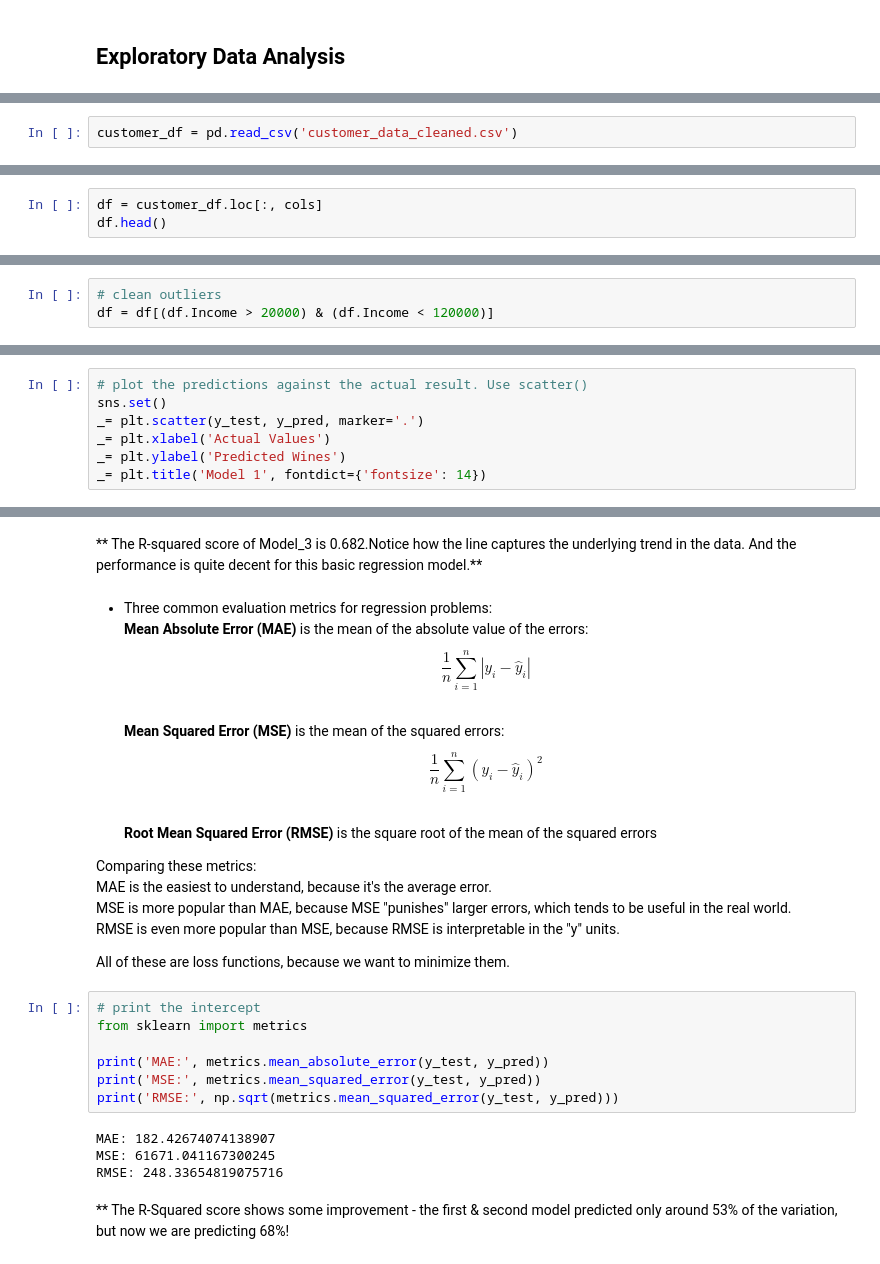
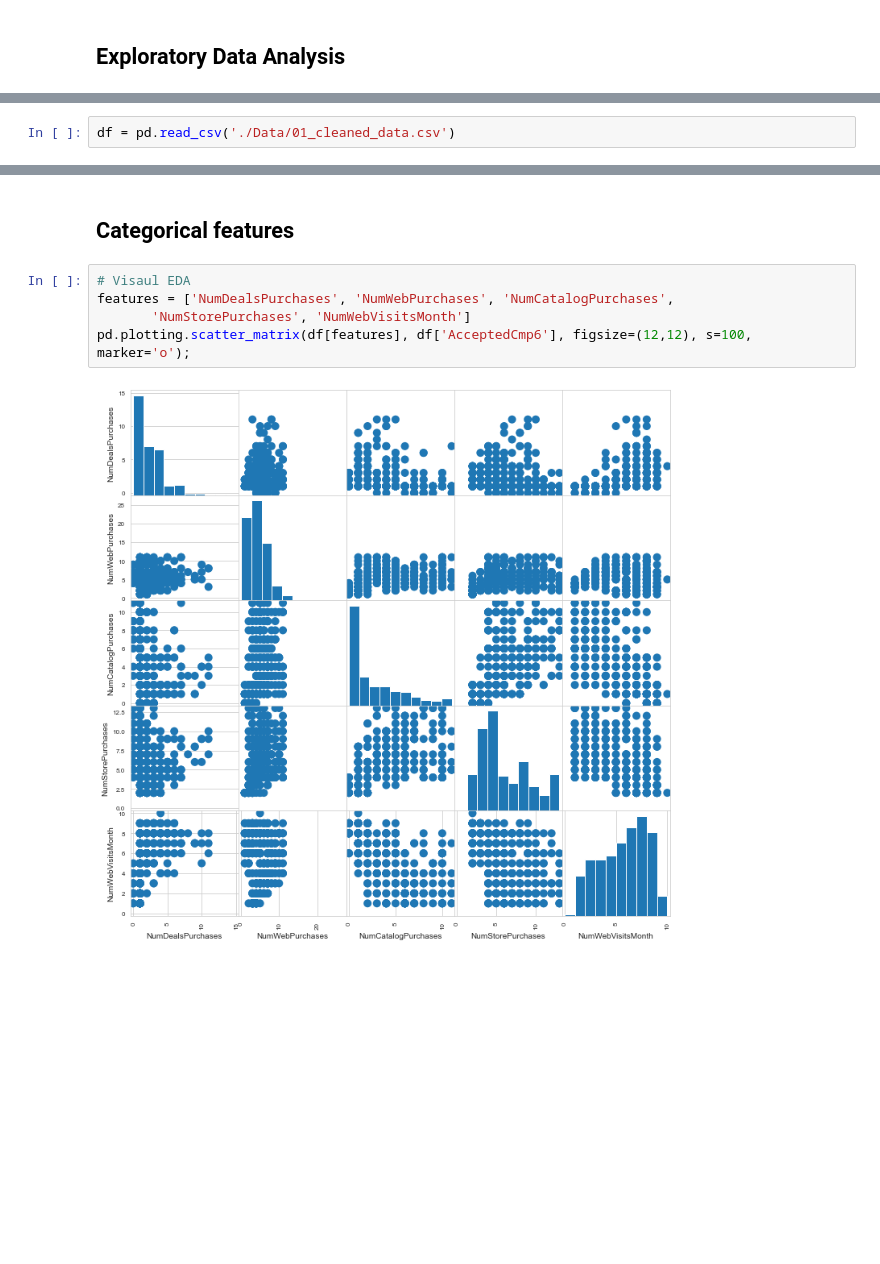
Before and after one commit to livia360/Capstone_project, a Jupyter notebook: 02_Exploratory_Data_Analysis.ipynb, the cells around one changed output, grey strips where cells are left out. Cells and saved outputs as stored; diff of their text form; blank space fills up the shorter version.

```diff
--- a/02_Exploratory_Data_Analysis.ipynb
+++ b/02_Exploratory_Data_Analysis.ipynb
@@ -27,2 +27,2 @@ sns.set()
 # %%
-customer_df = pd.read_csv('customer_data_cleaned.csv')
+df = pd.read_csv('./Data/01_cleaned_data.csv')
@@ -157,3 +58,0 @@ cols= ['Income', 'Wines', 'Fruits', 'Meat', 'Fish', 'Sweets', 'Gold',
-# %%
-df = customer_df.loc[:, cols]
-df.head()
@@ -207,3 +58,0 @@ sns.relplot(x='Age', y='Wines', data=df, kind='scatter', col='Children');
-# %%
-# clean outliers
-df = df[(df.Income > 20000) & (df.Income < 120000)]
@@ -324,7 +68,0 @@ y_pred = Model_1.predict(X_test)
-# %%
-# plot the predictions against the actual result. Use scatter()
-sns.set()
-_= plt.scatter(y_test, y_pred, marker='.')
-_= plt.xlabel('Actual Values')
-_= plt.ylabel('Predicted Wines')
-_= plt.title('Model 1', fontdict={'fontsize': 14})
@@ -476,29 +69,9 @@ strong multicollinearity or other numerical problems.
-# %% [markdown]
-** The R-squared score of Model_3 is 0.682.Notice how the line captures the underlying trend in the data.
-And the performance is quite decent for this basic regression model.**
-# %% [markdown]
- - Three common evaluation metrics for regression problems:
-<br>**Mean Absolute Error (MAE)** is the mean of the absolute value of the errors:$$\frac 1n\sum_{i=1}^n|y_i-\hat{y}_i|$$
-<br>**Mean Squared Error (MSE)** is the mean of the squared errors: $$\frac 1n\sum_{i=1}^n(y_i-\hat{y}_i)^2$$
-<br>**Root Mean Squared Error (RMSE)** is the square root of the mean of the squared errors
-
-Comparing these metrics:
-<br>MAE is the easiest to understand, because it's the average error.
-<br>MSE is more popular than MAE, because MSE "punishes" larger errors, which tends to be useful in the real world.
-<br>RMSE is even more popular than MSE, because RMSE is interpretable in the "y" units.
-
-All of these are loss functions, because we want to minimize them.
-# %%
-# print the intercept
-from sklearn import metrics
-
-print('MAE:', metrics.mean_absolute_error(y_test, y_pred))
-print('MSE:', metrics.mean_squared_error(y_test, y_pred))
-print('RMSE:', np.sqrt(metrics.mean_squared_error(y_test, y_pred)))
-# %% [output]
-MAE: 182.42674074138907
-MSE: 61671.041167300245
-RMSE: 248.33654819075716
-# %% [markdown]
-** The R-Squared score shows some improvement - the first & second model predicted only around 53% of the variation,
-but now we are predicting 68%!
+# %% [markdown]
+## Categorical features
+# %%
+# Visaul EDA
+features = ['NumDealsPurchases', 'NumWebPurchases', 'NumCatalogPurchases',
+       'NumStorePurchases', 'NumWebVisitsMonth']
+pd.plotting.scatter_matrix(df[features], df['AcceptedCmp6'], figsize=(12,12), s=100, marker='o');
+# %% [output]
+[figure, added]
```
Also changed, not shown: parts of 84 cells of this notebook.
